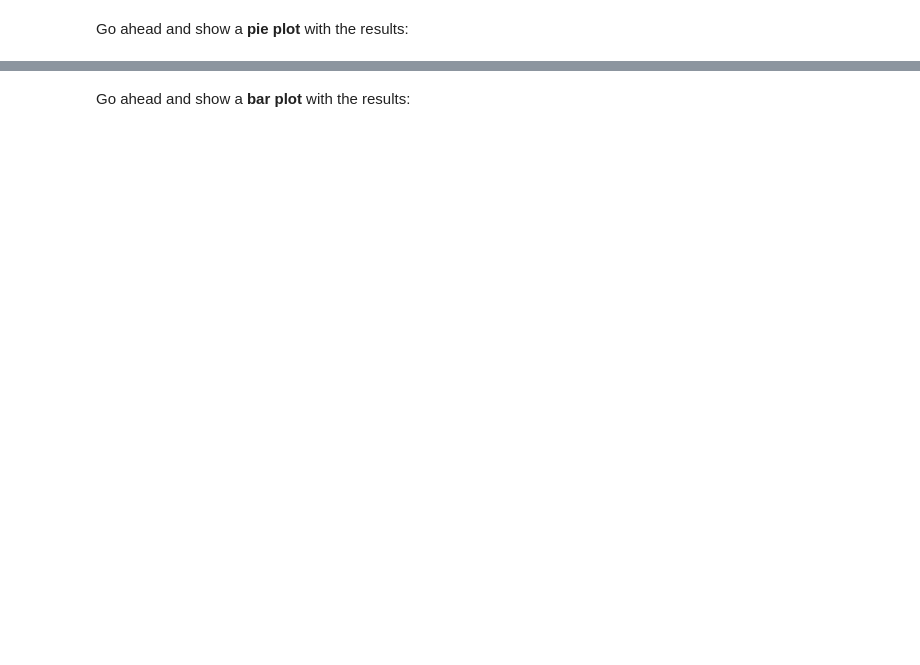
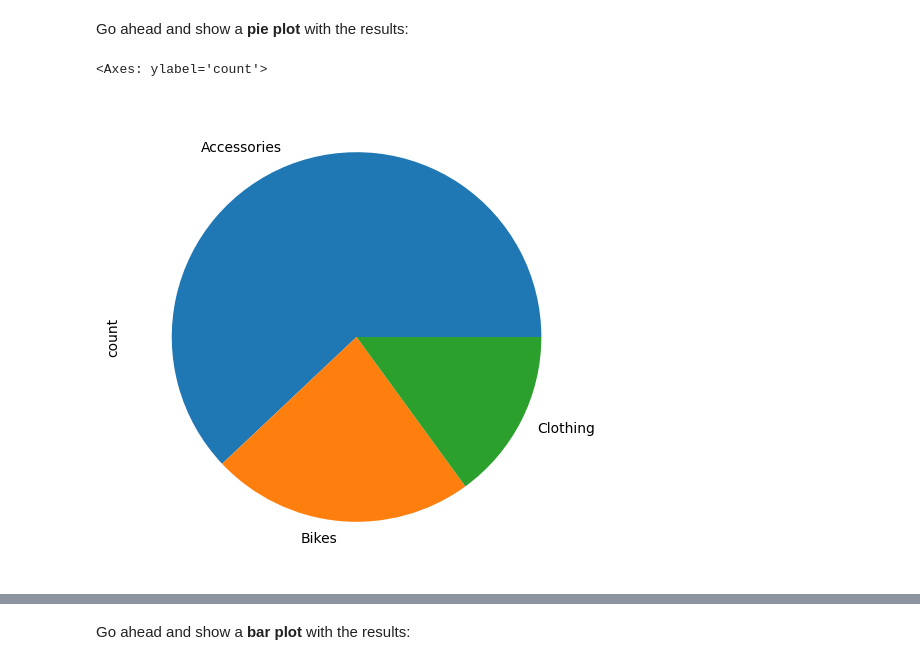
Before and after one commit to kideus87/FreeCodeCamp-Pandas-Real-Life-Example, a Jupyter notebook: Exercises_1.ipynb, the cells around one changed output, grey strips where cells are left out. Drawn from its saved outputs; the diff is of its cells as text; code cells hidden in the pictures; blank space fills up the shorter version.

```diff
--- a/Exercises_1.ipynb
+++ b/Exercises_1.ipynb
@@ -487,5 +557,9 @@ sales['Product_Category'].value_counts()
 Go ahead and show a <b>pie plot</b> with the results:
 # %%
 # your code goes here
+sales['Product_Category'].value_counts().plot(kind='pie', figsize=(6,6))
+# %% [output]
+<Axes: ylabel='count'>
+[figure, added]
 # %%
 sales['Product_Category'].value_counts().plot(kind='pie', figsize=(6,6))
```
Also changed, not shown: parts of 39 cells of this notebook.
